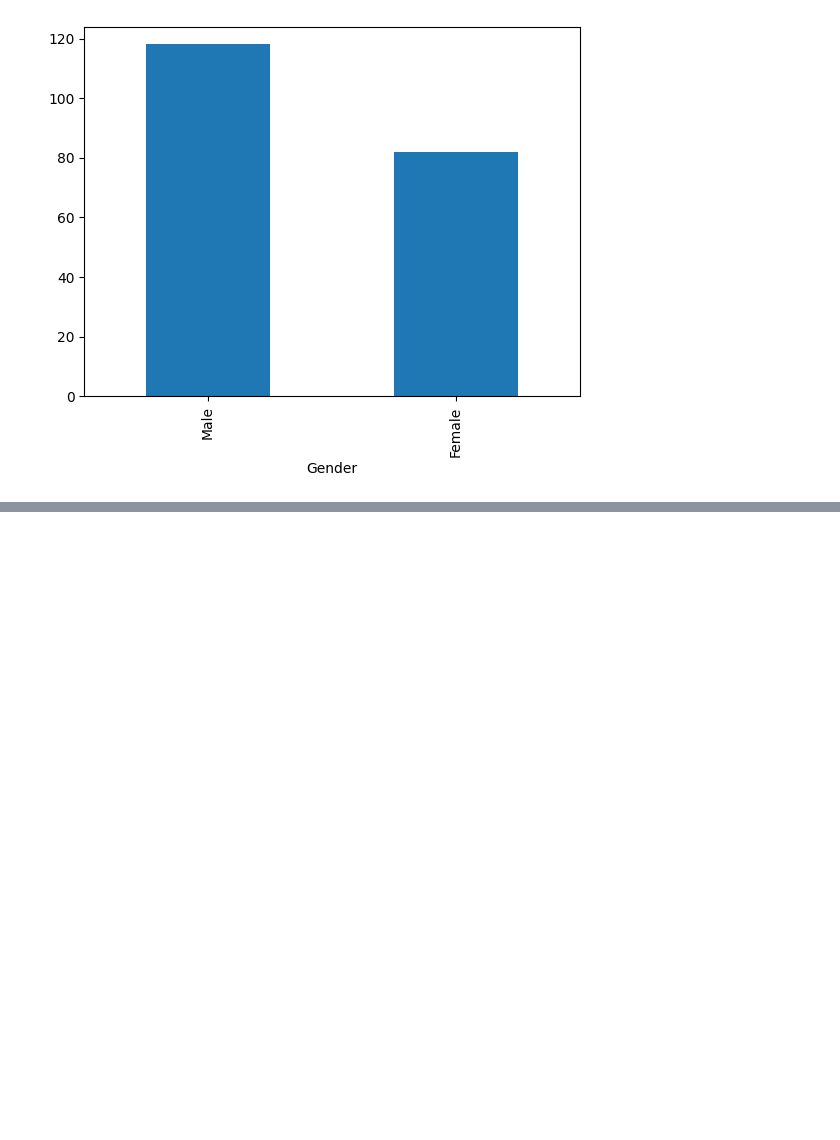
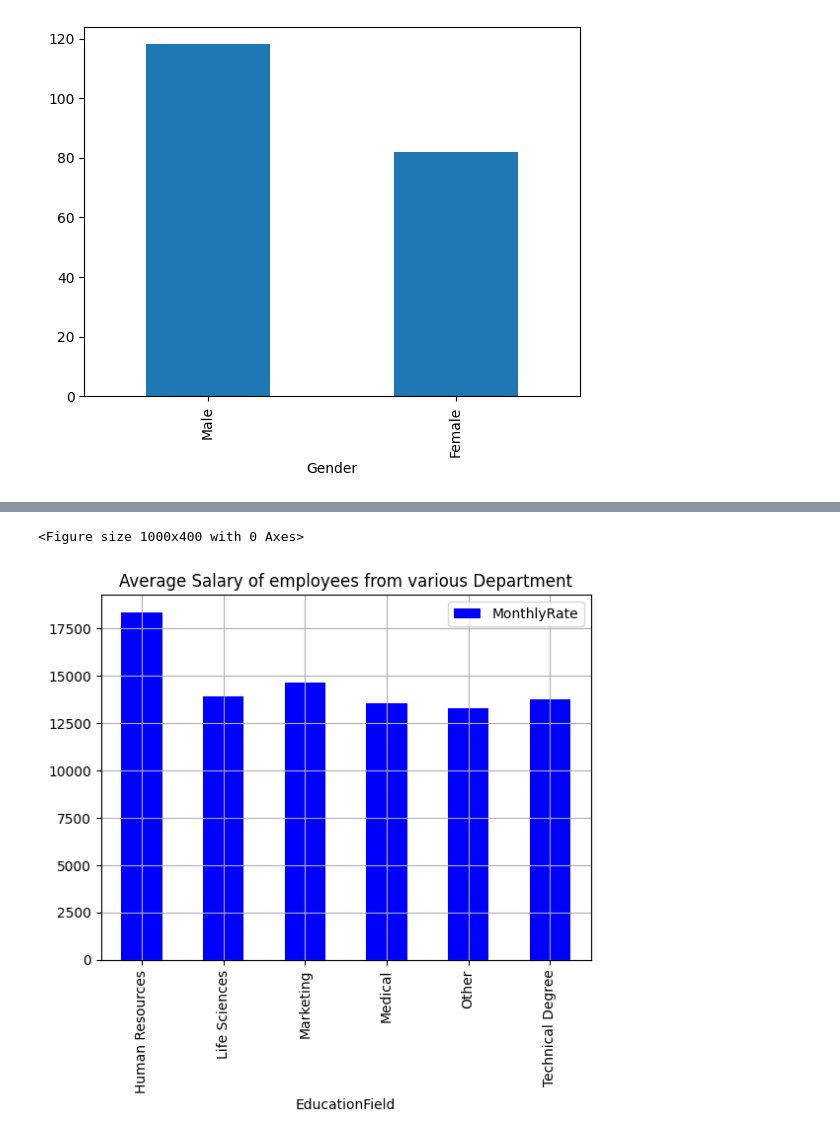
Before and after one commit to ParasGupta-BCA/SkillCircle_Python, a Jupyter notebook: Basic-Python/Class-4.5.ipynb, the cells around one changed output, grey strips where cells are left out. Drawn from its saved outputs; the diff is of its cells as text; code cells hidden in the pictures; blank space fills up the shorter version.

```diff
--- a/Basic-Python/Class-4.5.ipynb
+++ b/Basic-Python/Class-4.5.ipynb
@@ -19,0 +29,15 @@ data[""]
+# %%
+# Lets plot Education vs Montly Rate
+
+plt.figure(figsize=(10,4))
+data.pivot_table(
+    index="EducationField",
+    values=["MonthlyRate"],
+    aggfunc="mean"
+).plot(kind="bar", color="blue")
+plt.title("Average Salary of employees from various Department")
+plt.grid()
+plt.show()
+# %% [output]
+<Figure size 1000x400 with 0 Axes>
+[figure, added]
```
Also changed, not shown: parts of 2 cells of this notebook, 1 other file.
